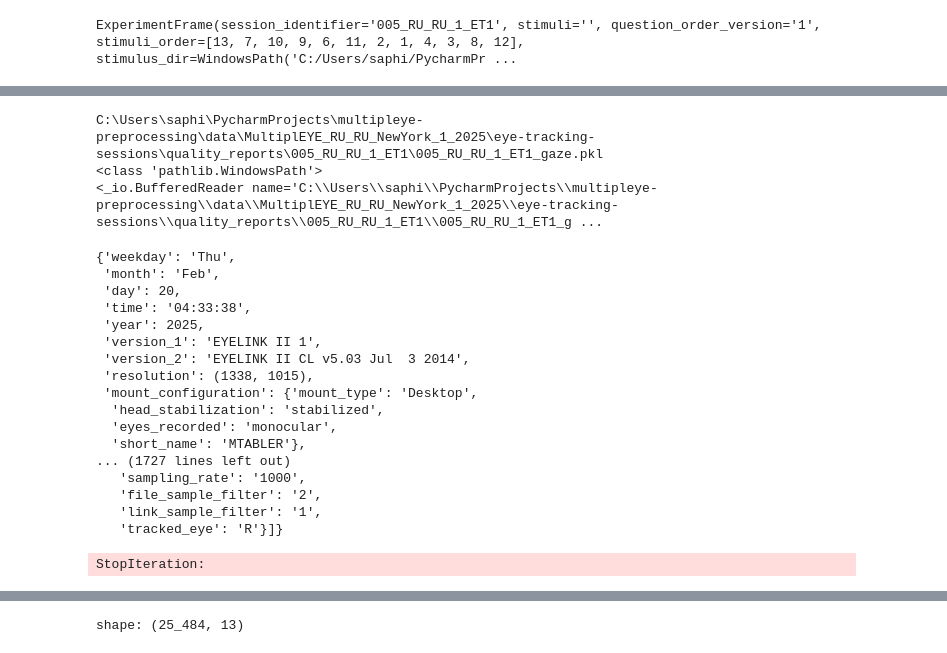
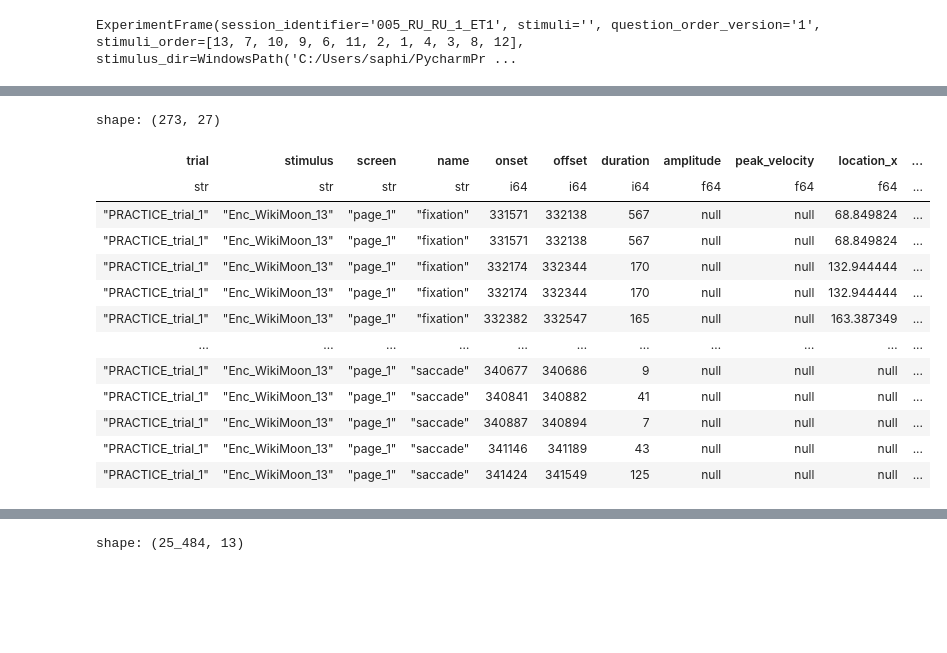
Before and after one commit to MultiplEYE-COST/multipleye-preprocessing, a Jupyter notebook: quality-report/multipleye_pEYEpline.ipynb, the cells around one changed output, grey strips where cells are left out. Saved outputs shown, nothing was run; the diff lists cells and outputs as text; code cells hidden in the pictures; blank space fills up the shorter version.

```diff
--- a/quality-report/multipleye_pEYEpline.ipynb
+++ b/quality-report/multipleye_pEYEpline.ipynb
@@ -52,28 +114,19 @@ AttributeError: 'MultipleyeDataCollection' object has no attribute 'split_asc_fi
 # %%
-gaze =multipleye.get_gaze_frame("005_RU_RU_1_ET1")
-gaze._metadata
+experiment.preprocess(gaze)
-# %% [output]
-C:\Users\saphi\PycharmProjects\multipleye-preprocessing\data\MultiplEYE_RU_RU_NewYork_1_2025\eye-tracking-sessions\quality_reports\005_RU_RU_1_ET1\005_RU_RU_1_ET1_gaze.pkl
-<class 'pathlib.WindowsPath'>
-<_io.BufferedReader name='C:\\Users\\saphi\\PycharmProjects\\multipleye-preprocessing\\data\\MultiplEYE_RU_RU_NewYork_1_2025\\eye-tracking-sessions\\quality_reports\\005_RU_RU_1_ET1\\005_RU_RU_1_ET1_g ...
-{'weekday': 'Thu',
- 'month': 'Feb',
- 'day': 20,
- 'time': '04:33:38',
- 'year': 2025,
- 'version_1': 'EYELINK II 1',
- 'version_2': 'EYELINK II CL v5.03 Jul  3 2014',
- 'resolution': (1338, 1015),
- 'mount_configuration': {'mount_type': 'Desktop',
-  'head_stabilization': 'stabilized',
-  'eyes_recorded': 'monocular',
-  'short_name': 'MTABLER'},
-... (1727 lines left out)
-   'sampling_rate': '1000',
-   'file_sample_filter': '2',
-   'link_sample_filter': '1',
-   'tracked_eye': 'R'}]}
 # %%
-print(next(tem))
+experiment.gaze.events.frame
 # %% [output]
-StopIteration:
+shape: (273, 27)
+| trial | stimulus | screen | name | onset | offset | duration | amplitude | peak_velocity | location_x | ... |
+| str | str | str | str | i64 | i64 | i64 | f64 | f64 | f64 | ... |
+| "PRACTICE_trial_1" | "Enc_WikiMoon_13" | "page_1" | "fixation" | 331571 | 332138 | 567 | null | null | 68.849824 | ... |
+| "PRACTICE_trial_1" | "Enc_WikiMoon_13" | "page_1" | "fixation" | 331571 | 332138 | 567 | null | null | 68.849824 | ... |
+| "PRACTICE_trial_1" | "Enc_WikiMoon_13" | "page_1" | "fixation" | 332174 | 332344 | 170 | null | null | 132.944444 | ... |
+| "PRACTICE_trial_1" | "Enc_WikiMoon_13" | "page_1" | "fixation" | 332174 | 332344 | 170 | null | null | 132.944444 | ... |
+| "PRACTICE_trial_1" | "Enc_WikiMoon_13" | "page_1" | "fixation" | 332382 | 332547 | 165 | null | null | 163.387349 | ... |
+| … | … | … | … | … | … | … | … | … | … | ... |
+| "PRACTICE_trial_1" | "Enc_WikiMoon_13" | "page_1" | "saccade" | 340677 | 340686 | 9 | null | null | null | ... |
+| "PRACTICE_trial_1" | "Enc_WikiMoon_13" | "page_1" | "saccade" | 340841 | 340882 | 41 | null | null | null | ... |
+| "PRACTICE_trial_1" | "Enc_WikiMoon_13" | "page_1" | "saccade" | 340887 | 340894 | 7 | null | null | null | ... |
+| "PRACTICE_trial_1" | "Enc_WikiMoon_13" | "page_1" | "saccade" | 341146 | 341189 | 43 | null | null | null | ... |
+| "PRACTICE_trial_1" | "Enc_WikiMoon_13" | "page_1" | "saccade" | 341424 | 341549 | 125 | null | null | null | ... |
```
Also changed, not shown: parts of 16 cells of this notebook, 3 other files.
